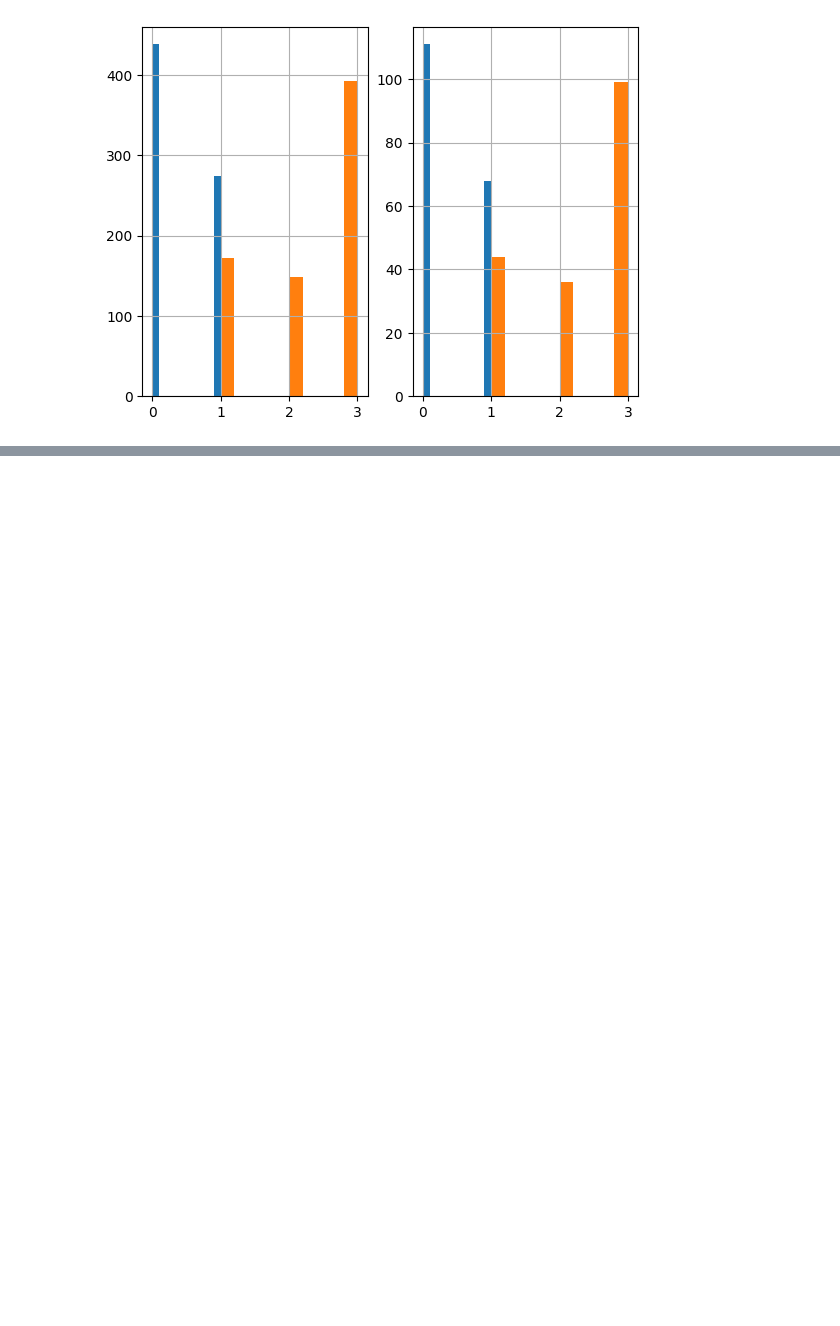
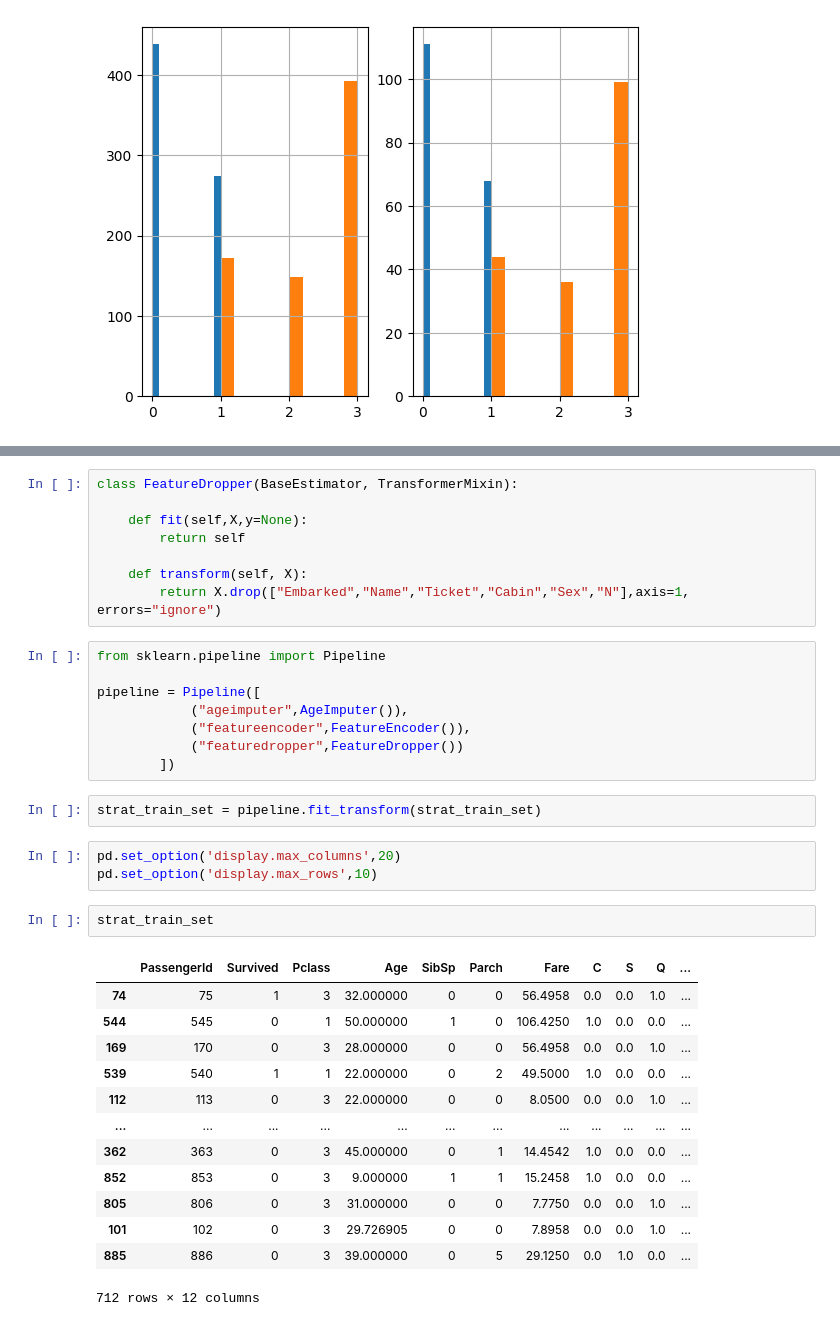
Before and after one commit to madhavchopra99/titanic_survivor, a Jupyter notebook: titanic.ipynb, the cells around one changed output, grey strips where cells are left out. Cells and saved outputs as stored; diff of their text form; blank space fills up the shorter version.

```diff
--- a/titanic.ipynb
+++ b/titanic.ipynb
@@ -60,0 +121,37 @@ plt.show()
+# %%
+class FeatureDropper(BaseEstimator, TransformerMixin):
+
+    def fit(self,X,y=None):
+        return self
+
+    def transform(self, X):
+        return X.drop(["Embarked","Name","Ticket","Cabin","Sex","N"],axis=1, errors="ignore")
+# %%
+from sklearn.pipeline import Pipeline
+
+pipeline = Pipeline([
+            ("ageimputer",AgeImputer()),
+            ("featureencoder",FeatureEncoder()),
+            ("featuredropper",FeatureDropper())
+        ])
+# %%
+strat_train_set = pipeline.fit_transform(strat_train_set)
+# %%
+pd.set_option('display.max_columns',20)
+pd.set_option('display.max_rows',10)
+# %%
+strat_train_set
+# %% [output]
+|  | PassengerId | Survived | Pclass | Age | SibSp | Parch | Fare | C | S | Q | ... |
+| 74 | 75 | 1 | 3 | 32.000000 | 0 | 0 | 56.4958 | 0.0 | 0.0 | 1.0 | ... |
+| 544 | 545 | 0 | 1 | 50.000000 | 1 | 0 | 106.4250 | 1.0 | 0.0 | 0.0 | ... |
+| 169 | 170 | 0 | 3 | 28.000000 | 0 | 0 | 56.4958 | 0.0 | 0.0 | 1.0 | ... |
+| 539 | 540 | 1 | 1 | 22.000000 | 0 | 2 | 49.5000 | 1.0 | 0.0 | 0.0 | ... |
+| 112 | 113 | 0 | 3 | 22.000000 | 0 | 0 | 8.0500 | 0.0 | 0.0 | 1.0 | ... |
+| ... | ... | ... | ... | ... | ... | ... | ... | ... | ... | ... | ... |
+| 362 | 363 | 0 | 3 | 45.000000 | 0 | 1 | 14.4542 | 1.0 | 0.0 | 0.0 | ... |
+| 852 | 853 | 0 | 3 | 9.000000 | 1 | 1 | 15.2458 | 1.0 | 0.0 | 0.0 | ... |
+| 805 | 806 | 0 | 3 | 31.000000 | 0 | 0 | 7.7750 | 0.0 | 0.0 | 1.0 | ... |
+| 101 | 102 | 0 | 3 | 29.726905 | 0 | 0 | 7.8958 | 0.0 | 0.0 | 1.0 | ... |
+| 885 | 886 | 0 | 3 | 39.000000 | 0 | 5 | 29.1250 | 0.0 | 1.0 | 0.0 | ... |
+712 rows × 12 columns
```
Also changed, not shown: parts of 27 cells of this notebook, 1 other file.
